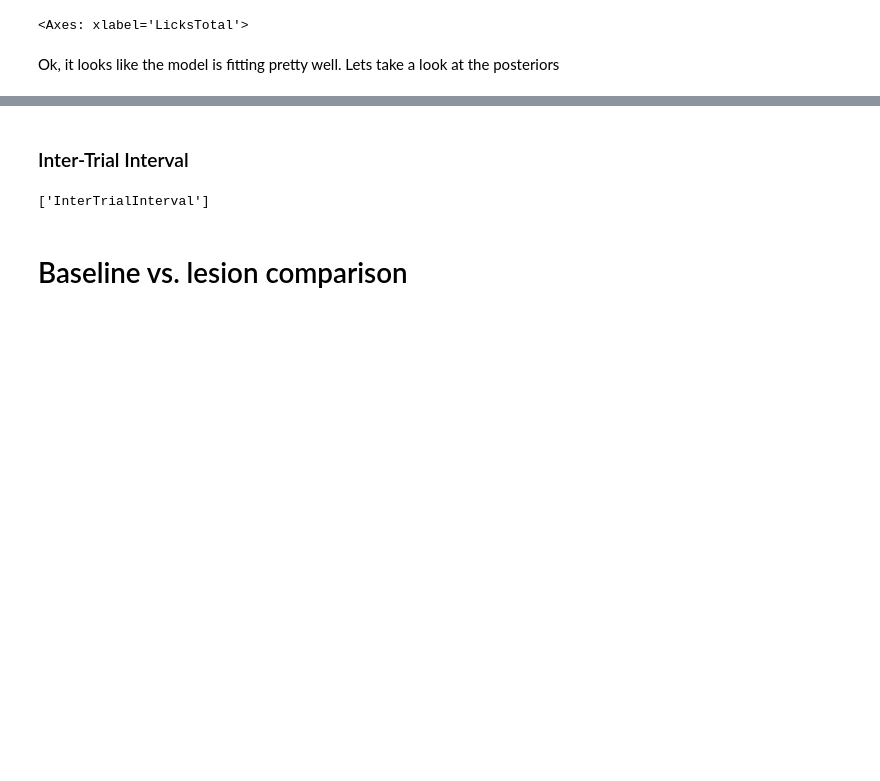
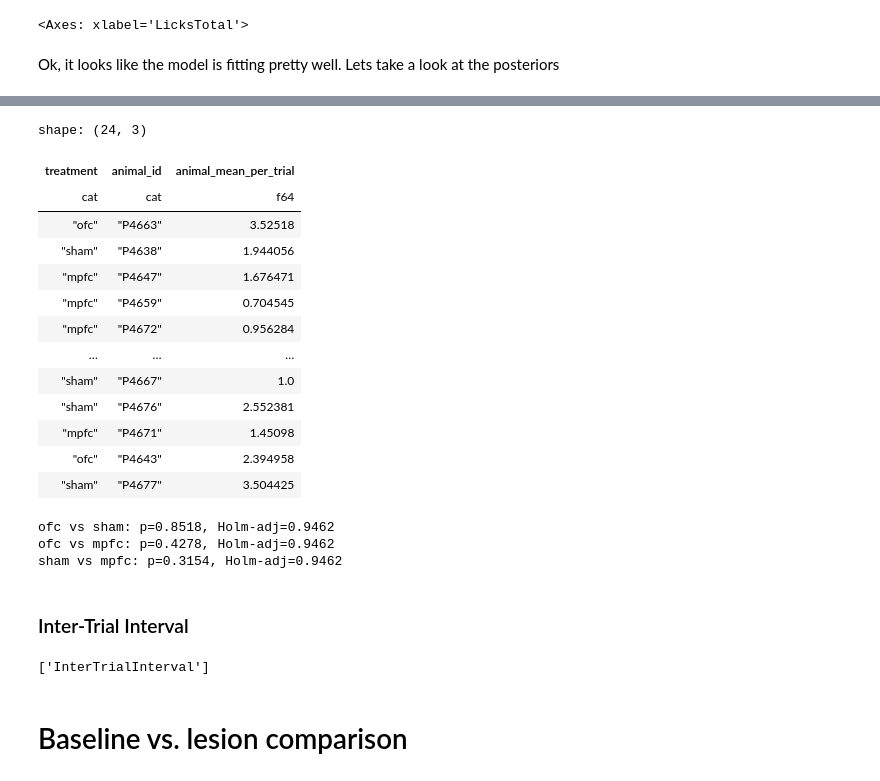
Before and after one commit to BenjoLiving/matching-pennies, a Jupyter notebook: matching_pennies/analysis/experiments/lesion_study_normal.ipynb, the cells around one changed output, grey strips where cells are left out. Drawn from its saved outputs; the diff is of its cells as text; code cells hidden in the pictures; blank space fills up the shorter version.

```diff
--- a/matching_pennies/analysis/experiments/lesion_study_normal.ipynb
+++ b/matching_pennies/analysis/experiments/lesion_study_normal.ipynb
@@ -605,0 +664,19 @@ fig, ax = plot_trace(idata_lick, var_names=plot_vars, compact=True)
+# %%
+CLIP_AT = 20  # set to None for no cap
+
+tdf_efs = (
+    tdf.filter(pl.col("EFS_after_flg") == 1)
+       .with_columns([
+           pl.when(pl.col("well_id") == "L").then(pl.col("n_R_licks"))
+             .when(pl.col("well_id") == "R").then(pl.col("n_L_licks"))
+             .otherwise(0)
+             .alias("EFS_lick_count_raw")
+       ])
+       .with_columns([
+           pl.when(pl.lit(CLIP_AT).is_not_null() & (pl.col("EFS_lick_count_raw") > CLIP_AT))
+             .then(pl.lit(CLIP_AT))
+             .otherwise(pl.col("EFS_lick_count_raw"))
+             .alias("EFS_lick_count")
+       ])
+       .with_columns(pl.col("EFS_lick_count").fill_null(0))
+)
@@ -606,3 +726,61 @@ fig, ax = plot_trace(idata_lick, var_names=plot_vars, compact=True)
+# %%
+efs_by_animal = (
+    tdf_efs
+    .group_by(["treatment","animal_id"])
+    .agg(pl.col("EFS_lick_count").mean().alias("animal_mean_per_trial"))
+)
+
+px.box(
+    efs_by_animal, x="treatment", y="animal_mean_per_trial", points="all", color="treatment", category_orders=cat
+).update_yaxes(title="Mean EFS licks per trial (per animal)")
+# %%
+efs_by_animal
+# %% [output]
+shape: (24, 3)
+| treatment | animal_id | animal_mean_per_trial |
+| cat | cat | f64 |
+| "ofc" | "P4663" | 3.52518 |
+| "sham" | "P4638" | 1.944056 |
+| "mpfc" | "P4647" | 1.676471 |
+| "mpfc" | "P4659" | 0.704545 |
+| "mpfc" | "P4672" | 0.956284 |
+| … | … | … |
+| "sham" | "P4667" | 1.0 |
+| "sham" | "P4676" | 2.552381 |
+| "mpfc" | "P4671" | 1.45098 |
+| "ofc" | "P4643" | 2.394958 |
+| "sham" | "P4677" | 3.504425 |
+# %%
+# pair-wise Mann Whitney U
+from scipy import stats
+import itertools
+
+pd_efs= efs_by_animal.to_pandas()
+
+pairs = list(itertools.combinations(pd_efs["treatment"].unique(), 2))
+pvals = []
+for a, b in pairs:
+    xa = pd_efs.loc[pd_efs.treatment == a, "animal_mean_per_trial"].to_numpy()
+    xb = pd_efs.loc[pd_efs.treatment == b, "animal_mean_per_trial"].to_numpy()
+    U, p = stats.mannwhitneyu(xa, xb, alternative="two-sided", method="exact")
+    pvals.append(p)
+
+# Holm adjustment
+p = np.array(pvals, float)
+m = len(p)
+ord_ = np.argsort(p)            # ascending
+revord = np.empty_like(ord_); revord[ord_] = np.arange(m)
+p_sorted = p[ord_]
+q_sorted = np.maximum.accumulate((m - np.arange(m)) * p_sorted)
+q_sorted = np.minimum(q_sorted, 1.0)
+p_holm = q_sorted[revord]
+
+for (a,b), p_raw, p_adj in zip(pairs, pvals, p_holm):
+    print(f"{a} vs {b}: p={p_raw:.4g}, Holm-adj={p_adj:.4g}")
+# %% [output]
+ofc vs sham: p=0.8518, Holm-adj=0.9462
+ofc vs mpfc: p=0.4278, Holm-adj=0.9462
+sham vs mpfc: p=0.3154, Holm-adj=0.9462
 # %% [markdown]
 ### Inter-Trial Interval
 # %%
```
Also changed, not shown: parts of 24 cells of this notebook.
